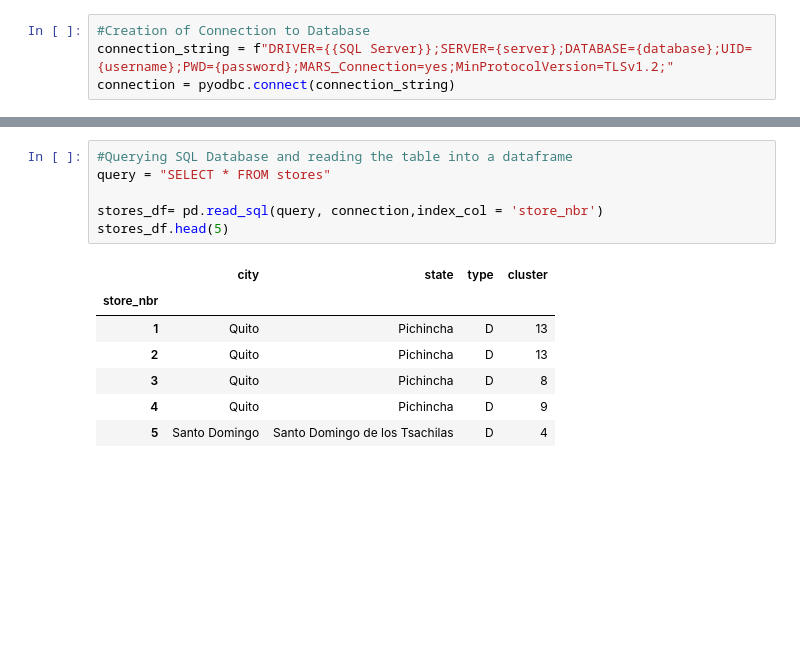
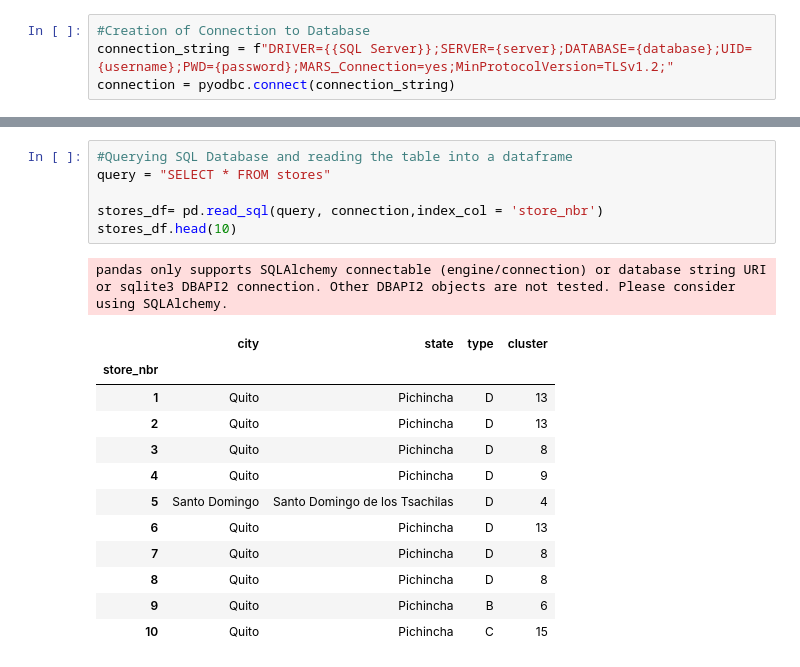
Before and after one commit to kwasichrappah/Time_series_analysis, a Jupyter notebook: sales_forecast.ipynb, the cells around one changed output, grey strips where cells are left out. Cells and saved outputs as stored; diff of their text form; blank space fills up the shorter version.

```diff
--- a/sales_forecast.ipynb
+++ b/sales_forecast.ipynb
@@ -111,16 +113,22 @@ hdays_df.head(5)
 # %%
 #Querying SQL Database and reading the table into a dataframe
 query = "SELECT * FROM stores"
 
 stores_df= pd.read_sql(query, connection,index_col = 'store_nbr')
-stores_df.head(5)
+stores_df.head(10)
 # %% [output]
+pandas only supports SQLAlchemy connectable (engine/connection) or database string URI or sqlite3 DBAPI2 connection. Other DBAPI2 objects are not tested. Please consider using SQLAlchemy.
 |  | city | state | type | cluster |
 | store_nbr |  |  |  |  |
 | 1 | Quito | Pichincha | D | 13 |
 | 2 | Quito | Pichincha | D | 13 |
 | 3 | Quito | Pichincha | D | 8 |
 | 4 | Quito | Pichincha | D | 9 |
 | 5 | Santo Domingo | Santo Domingo de los Tsachilas | D | 4 |
+| 6 | Quito | Pichincha | D | 13 |
+| 7 | Quito | Pichincha | D | 8 |
+| 8 | Quito | Pichincha | D | 8 |
+| 9 | Quito | Pichincha | B | 6 |
+| 10 | Quito | Pichincha | C | 15 |
 # %%
 ##Accessing the csv data
```
Also changed, not shown: parts of 7 cells of this notebook.
